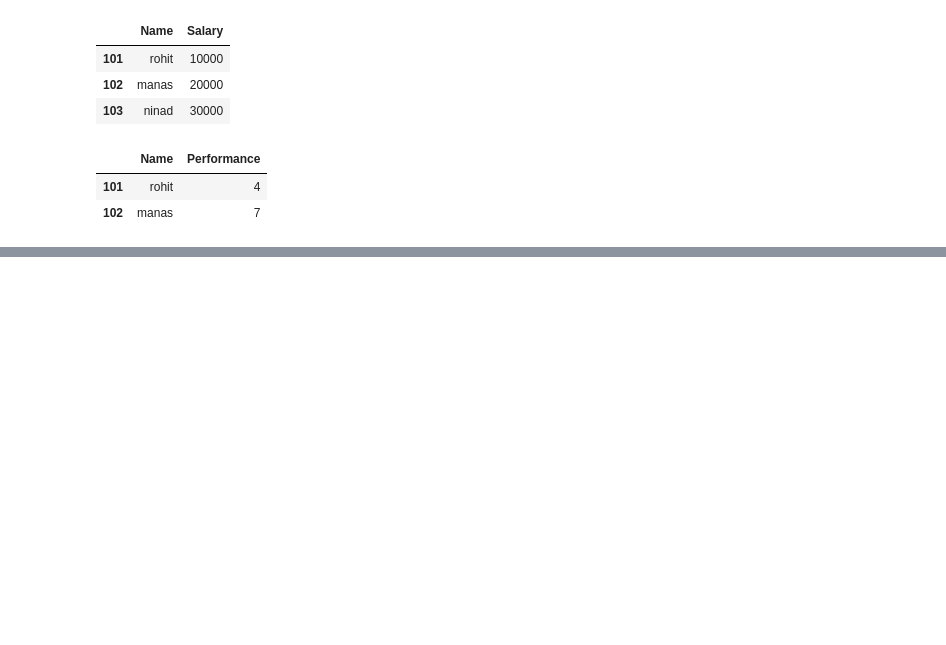
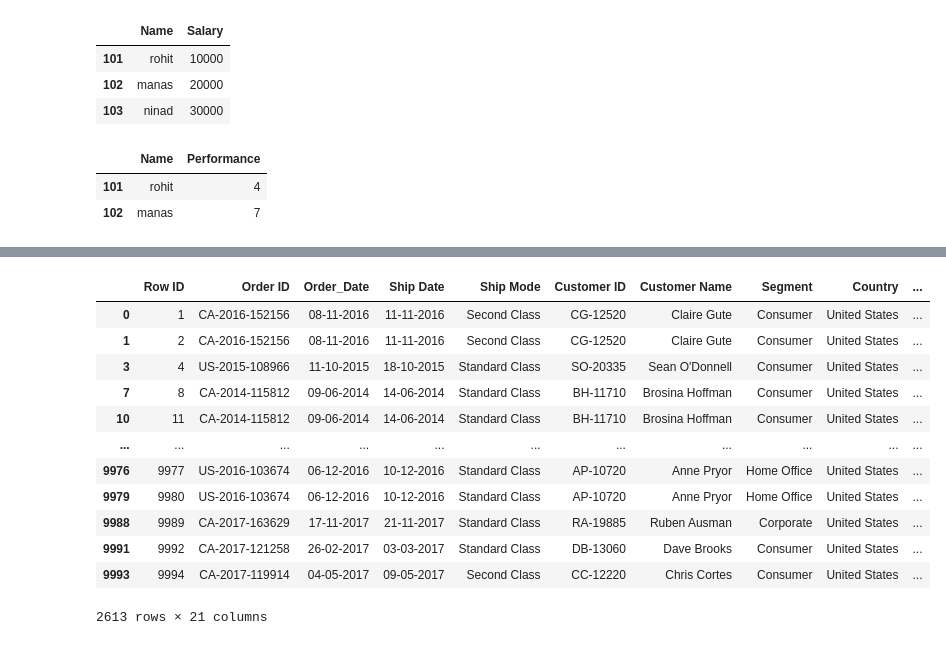
Before and after one commit to rohitdhamke/ml, a Jupyter notebook: panda/day1.ipynb, the cells around one changed output, grey strips where cells are left out. Cells and saved outputs as stored; diff of their text form; code cells hidden in the pictures; blank space fills up the shorter version.

```diff
--- a/panda/day1.ipynb
+++ b/panda/day1.ipynb
@@ -82,0 +130,16 @@ newdata.loc[101:102,"Name":"Performance":2]
+# %%
+mydata[(mydata["City"] == "Henderson") | (mydata["Sales"] >= 200)]
+# %% [output]
+|  | Row ID | Order ID | Order_Date | Ship Date | Ship Mode | Customer ID | Customer Name | Segment | Country | ... |
+| 0 | 1 | CA-2016-152156 | 08-11-2016 | 11-11-2016 | Second Class | CG-12520 | Claire Gute | Consumer | United States | ... |
+| 1 | 2 | CA-2016-152156 | 08-11-2016 | 11-11-2016 | Second Class | CG-12520 | Claire Gute | Consumer | United States | ... |
+| 3 | 4 | US-2015-108966 | 11-10-2015 | 18-10-2015 | Standard Class | SO-20335 | Sean O'Donnell | Consumer | United States | ... |
+| 7 | 8 | CA-2014-115812 | 09-06-2014 | 14-06-2014 | Standard Class | BH-11710 | Brosina Hoffman | Consumer | United States | ... |
+| 10 | 11 | CA-2014-115812 | 09-06-2014 | 14-06-2014 | Standard Class | BH-11710 | Brosina Hoffman | Consumer | United States | ... |
+| ... | ... | ... | ... | ... | ... | ... | ... | ... | ... | ... |
+| 9976 | 9977 | US-2016-103674 | 06-12-2016 | 10-12-2016 | Standard Class | AP-10720 | Anne Pryor | Home Office | United States | ... |
+| 9979 | 9980 | US-2016-103674 | 06-12-2016 | 10-12-2016 | Standard Class | AP-10720 | Anne Pryor | Home Office | United States | ... |
+| 9988 | 9989 | CA-2017-163629 | 17-11-2017 | 21-11-2017 | Standard Class | RA-19885 | Ruben Ausman | Corporate | United States | ... |
+| 9991 | 9992 | CA-2017-121258 | 26-02-2017 | 03-03-2017 | Standard Class | DB-13060 | Dave Brooks | Consumer | United States | ... |
+| 9993 | 9994 | CA-2017-119914 | 04-05-2017 | 09-05-2017 | Second Class | CC-12220 | Chris Cortes | Consumer | United States | ... |
+2613 rows × 21 columns
```
Also changed, not shown: parts of 7 cells of this notebook.
